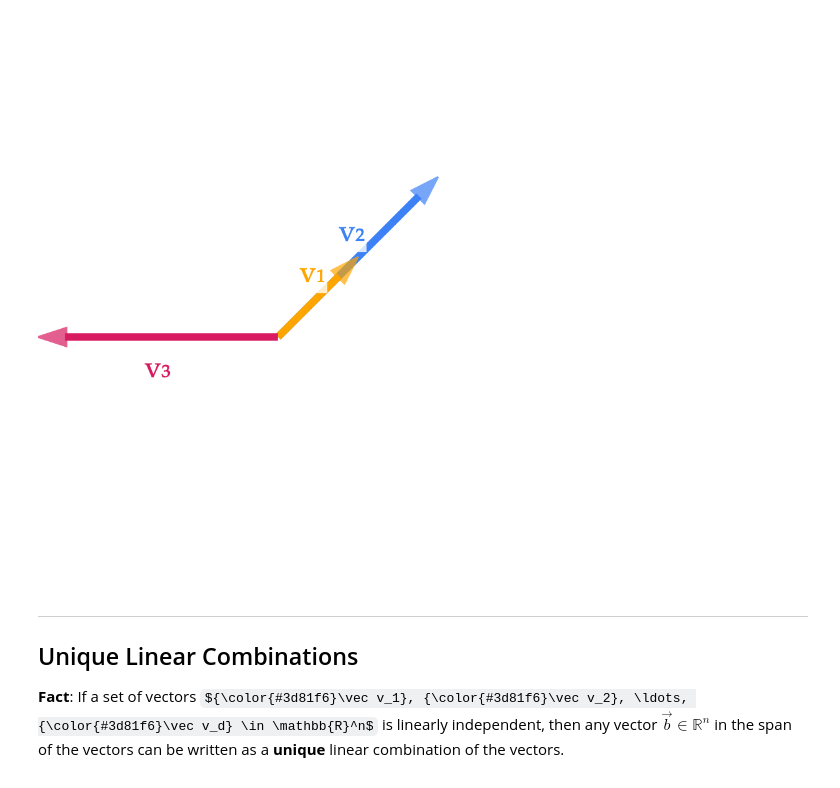
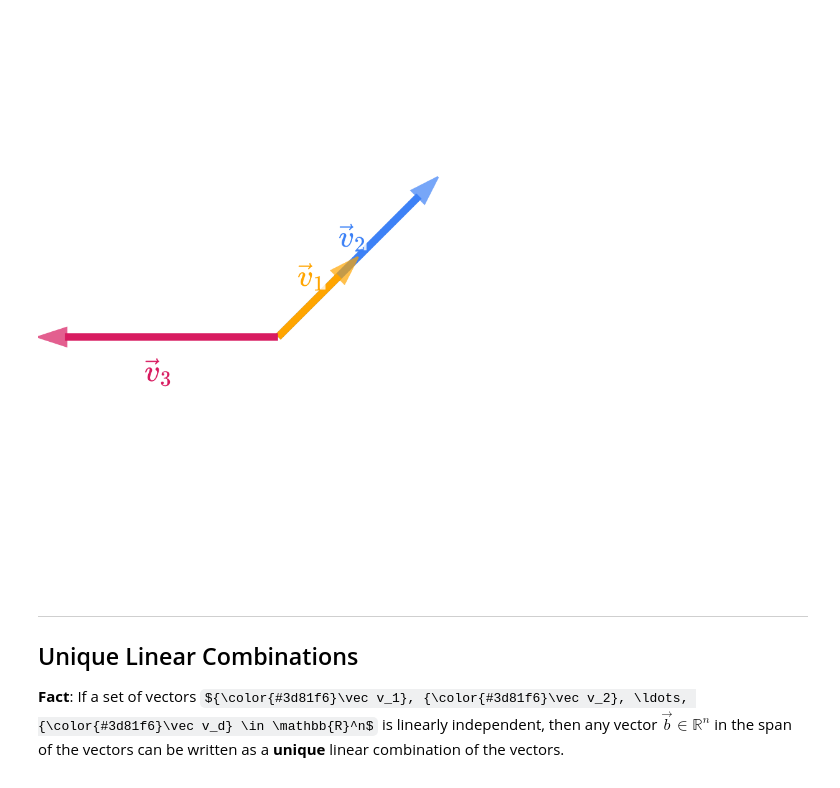
Before and after one commit to eecs245/notes, a Jupyter notebook: 04_linear_independence/02-linear-independence.ipynb, the cells around one changed output. Saved outputs shown, nothing was run; the diff lists cells and outputs as text; code cells hidden in the pictures; some formulas as TeX source.

```diff
--- a/04_linear_independence/02-linear-independence.ipynb
+++ b/04_linear_independence/02-linear-independence.ipynb
@@ -61,35 +119,35 @@ common_axis = dict(
     showgrid=False,
     zeroline=False,
     zerolinecolor="#f0f0f0",
     zerolinewidth=1,
     constrain="domain",
     showticklabels=False,
     title_text=None,
 )
 common_layout = dict(
     xaxis_range=[-3, 4],
     yaxis_range=[-3, 4],
     plot_bgcolor="white",
     paper_bgcolor="white",
     font_family="Palatino",
     font_size=18,
 )
 
 # Plot just the left figure (v2_a)
 fig = plot_vectors(
-    [(v2_a, "#3d81f6", r"v₂"), (v1, "orange", r"v₁"), (v3, "#d81b60", r"v₃")],
+    [(v2_a, "#3d81f6", r"$\vec v_2$"), (v1, "orange", r"$\vec v_1$"), (v3, "#d81b60", r"$\vec v_3$")],
     show_axis_labels=False,
     vdeltax=0.1,
     vdeltay=0.4
 )
 fig.update_xaxes(scaleanchor="y", scaleratio=1, **common_axis)
 fig.update_yaxes(scaleanchor="x", scaleratio=1, **common_axis)
 fig.update_layout(**common_layout, margin=dict(l=0, r=0, t=0, b=0))
 
 fig.update_layout(width=300, height=300, showlegend=False, **common_layout)
 fig.show(renderer="png", scale=3)
 # %% [output]
-[figure, old version]
+[figure, new version]
 # %% [markdown]
 ---
 
```
Also changed, not shown: parts of 4 cells of this notebook, 11 other files.
